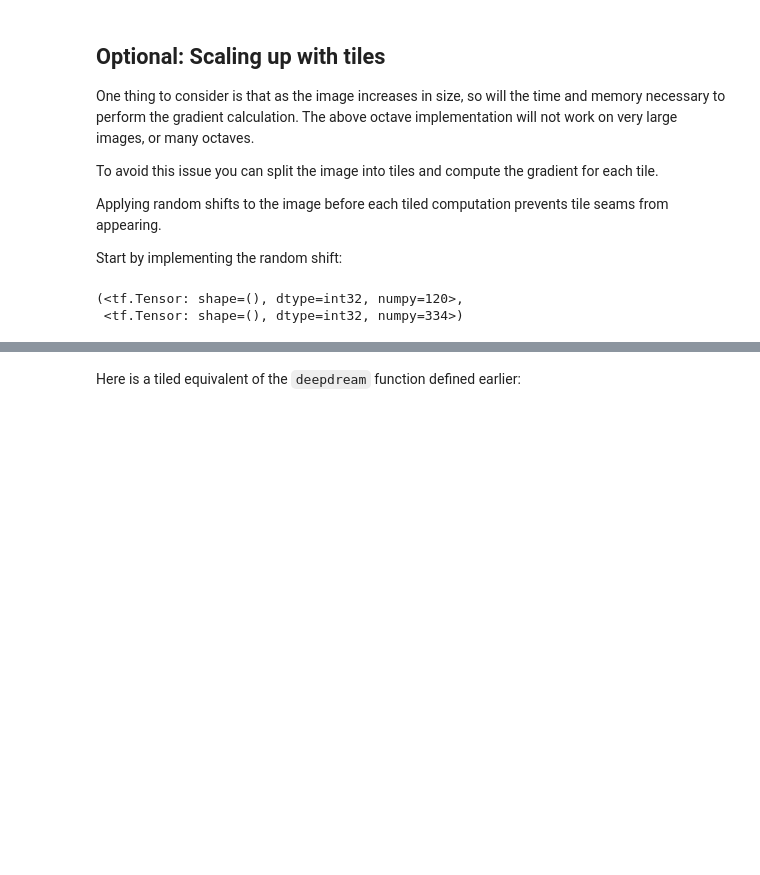
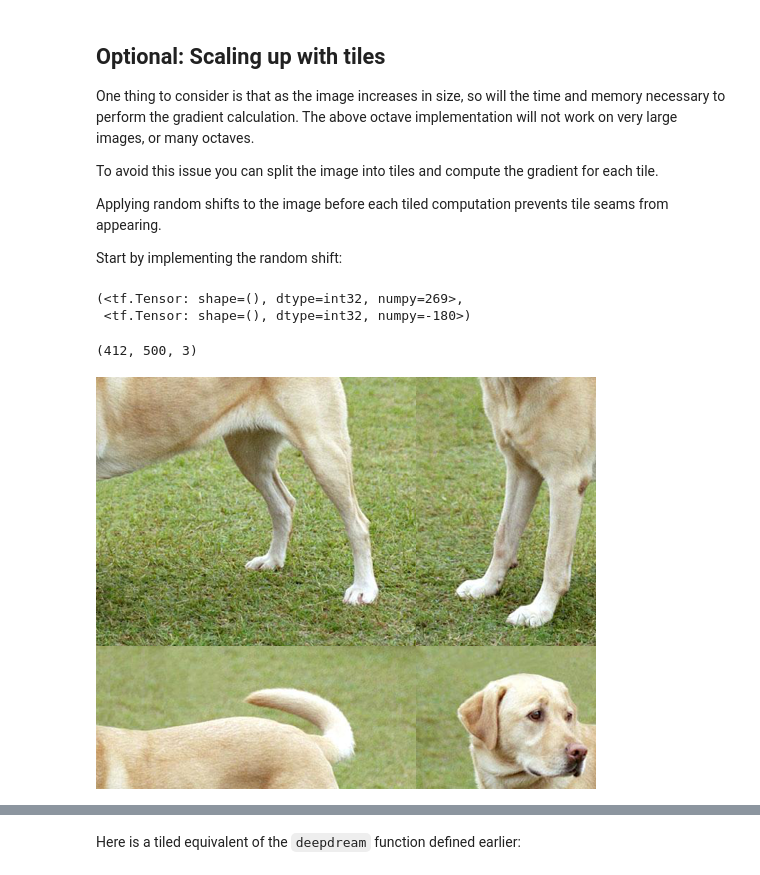
Before and after one commit to wangjianshou/Blog, a Jupyter notebook: colab/deepdream.ipynb, the cells around one changed output, grey strips where cells are left out. Drawn from its saved outputs; the diff is of its cells as text; code cells hidden in the pictures; blank space fills up the shorter version.

```diff
--- a/colab/deepdream.ipynb
+++ b/colab/deepdream.ipynb
@@ -262,11 +267,21 @@ def random_roll(img, maxroll):
   shift_down, shift_right = shift[0],shift[1]
   img_rolled = tf.roll(tf.roll(img, shift_right, axis=1), shift_down, axis=0)
   return shift_down, shift_right, img_rolled
-# %%
-shift_down,shift_right
-# %% [output]
-(<tf.Tensor: shape=(), dtype=int32, numpy=120>,
- <tf.Tensor: shape=(), dtype=int32, numpy=334>)
+# %%
+shift = tf.random.uniform(shape=[2], minval=-512, maxval=512, dtype=tf.int32)
+shift_down, shift_right = shift[0],shift[1]
+shift_down,shift_right
+# %% [output]
+(<tf.Tensor: shape=(), dtype=int32, numpy=269>,
+ <tf.Tensor: shape=(), dtype=int32, numpy=-180>)
+# %%
+original_img.shape
+# %% [output]
+(412, 500, 3)
+# %%
+show(tf.roll(original_img, shift=[shift_down, shift_right], axis=[0, 1]))
+# %% [output]
+[figure, added]
 # %%
 shift_down, shift_right, img_rolled = random_roll(np.array(original_img), 512)
 show(img_rolled)
```
Also changed, not shown: parts of 5 cells of this notebook, 13 other files.
